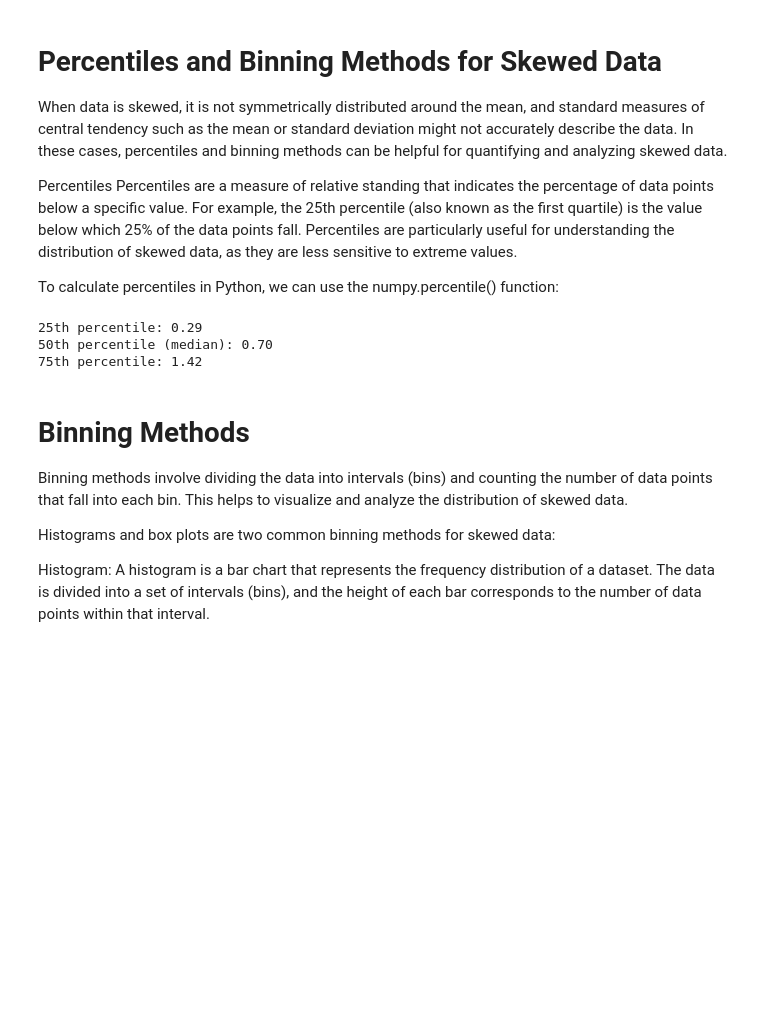
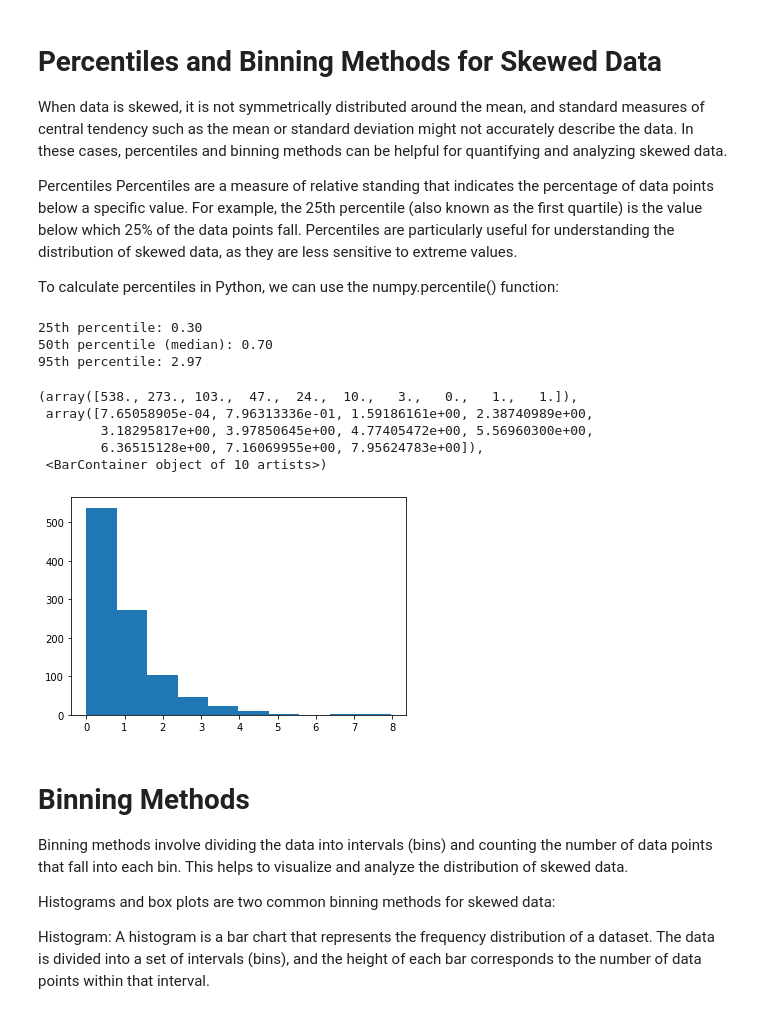
Before and after one commit to SSSpock/skillspire, a Jupyter notebook: skillspire_introtostats.ipynb, the cells around one changed output. Saved outputs shown, nothing was run; the diff lists cells and outputs as text; code cells hidden in the pictures; blank space fills up the shorter version.

```diff
--- a/skillspire_introtostats.ipynb
+++ b/skillspire_introtostats.ipynb
@@ -301,15 +301,24 @@ data = np.random.exponential(scale=1, size=1000)
 # Calculate percentiles
 p25 = np.percentile(data, 25)
 p50 = np.percentile(data, 50)
-p75 = np.percentile(data, 75)
+p95 = np.percentile(data, 95)
 
 print(f'25th percentile: {p25:.2f}')
 print(f'50th percentile (median): {p50:.2f}')
-print(f'75th percentile: {p75:.2f}')
+print(f'95th percentile: {p95:.2f}')
 # %% [output]
-25th percentile: 0.29
+25th percentile: 0.30
 50th percentile (median): 0.70
-75th percentile: 1.42
+95th percentile: 2.97
+# %%
+plt.hist(data)
+# %% [output]
+(array([538., 273., 103.,  47.,  24.,  10.,   3.,   0.,   1.,   1.]),
+ array([7.65058905e-04, 7.96313336e-01, 1.59186161e+00, 2.38740989e+00,
+        3.18295817e+00, 3.97850645e+00, 4.77405472e+00, 5.56960300e+00,
+        6.36515128e+00, 7.16069955e+00, 7.95624783e+00]),
+ <BarContainer object of 10 artists>)
+[figure, added]
 # %% [markdown]
 # Binning Methods
 Binning methods involve dividing the data into intervals (bins) and counting the number of data points that fall into each bin. This helps to visualize and analyze the distribution of skewed data.
```
Also changed, not shown: parts of 40 cells of this notebook.
